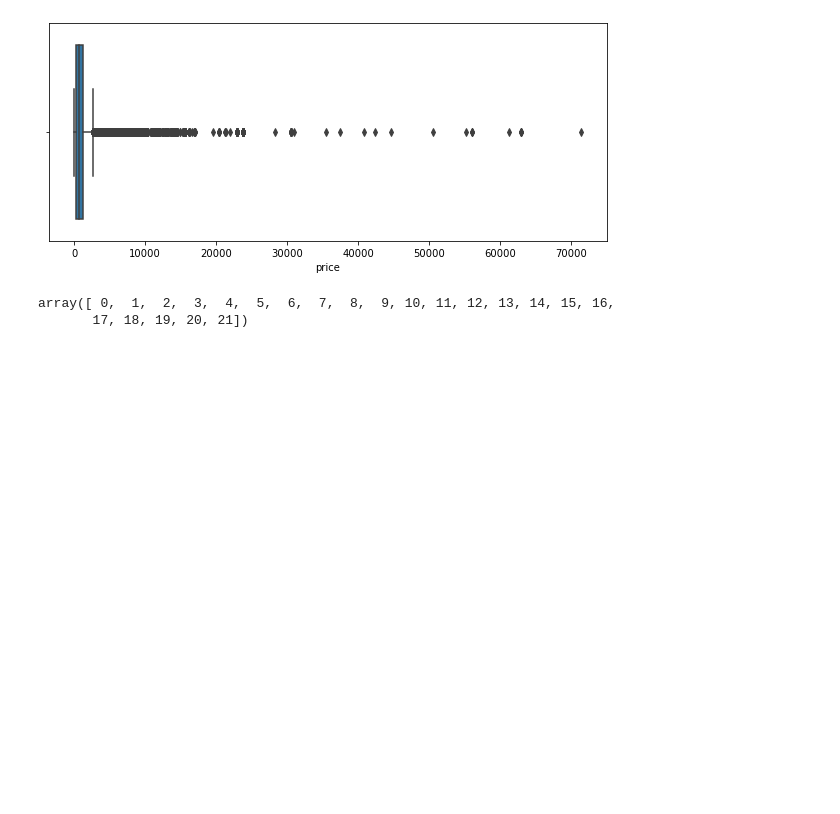
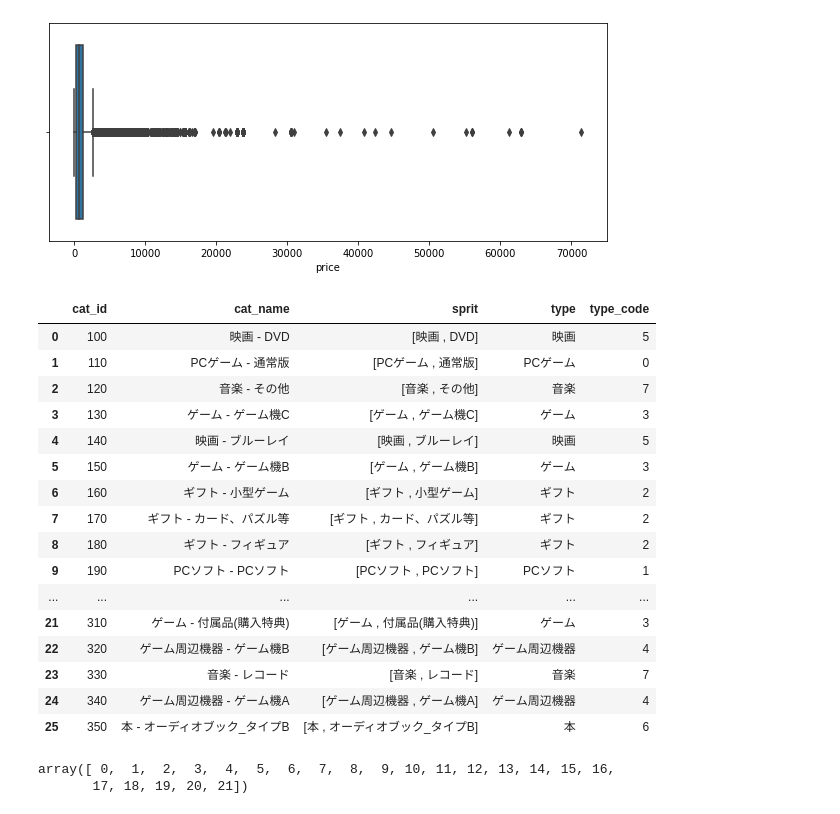
Before and after one commit to ducksfrogs/AIQuest, a Jupyter notebook: jup/pbl01_second-Copy1.ipynb, the cells around one changed output. Drawn from its saved outputs; the diff is of its cells as text; code cells hidden in the pictures; blank space fills up the shorter version.

```diff
--- a/jup/pbl01_second-Copy1.ipynb
+++ b/jup/pbl01_second-Copy1.ipynb
@@ -192,3 +193,23 @@ cat_name = cat_name[['cat_id','type_code']]
+# %%
+cat_name
+# %% [output]
+|  | cat_id | cat_name | sprit | type | type_code |
+| 0 | 100 | 映画 - DVD | [映画 , DVD] | 映画 | 5 |
+| 1 | 110 | PCゲーム - 通常版 | [PCゲーム , 通常版] | PCゲーム | 0 |
+| 2 | 120 | 音楽 - その他 | [音楽 , その他] | 音楽 | 7 |
+| 3 | 130 | ゲーム - ゲーム機C | [ゲーム , ゲーム機C] | ゲーム | 3 |
+| 4 | 140 | 映画 - ブルーレイ | [映画 , ブルーレイ] | 映画 | 5 |
+| 5 | 150 | ゲーム - ゲーム機B | [ゲーム , ゲーム機B] | ゲーム | 3 |
+| 6 | 160 | ギフト - 小型ゲーム | [ギフト , 小型ゲーム] | ギフト | 2 |
+| 7 | 170 | ギフト - カード、パズル等 | [ギフト , カード、パズル等] | ギフト | 2 |
+| 8 | 180 | ギフト - フィギュア | [ギフト , フィギュア] | ギフト | 2 |
+| 9 | 190 | PCソフト - PCソフト | [PCソフト , PCソフト] | PCソフト | 1 |
+| ... | ... | ... | ... | ... | ... |
+| 21 | 310 | ゲーム - 付属品(購入特典) | [ゲーム , 付属品(購入特典)] | ゲーム | 3 |
+| 22 | 320 | ゲーム周辺機器 - ゲーム機B | [ゲーム周辺機器 , ゲーム機B] | ゲーム周辺機器 | 4 |
+| 23 | 330 | 音楽 - レコード | [音楽 , レコード] | 音楽 | 7 |
+| 24 | 340 | ゲーム周辺機器 - ゲーム機A | [ゲーム周辺機器 , ゲーム機A] | ゲーム周辺機器 | 4 |
+| 25 | 350 | 本 - オーディオブック_タイプB | [本 , オーディオブック_タイプB] | 本 | 6 |
 # %%
 train['month_idx'].unique()
 # %% [output]
```
Also changed, not shown: parts of 6 cells of this notebook, 2 other files.
